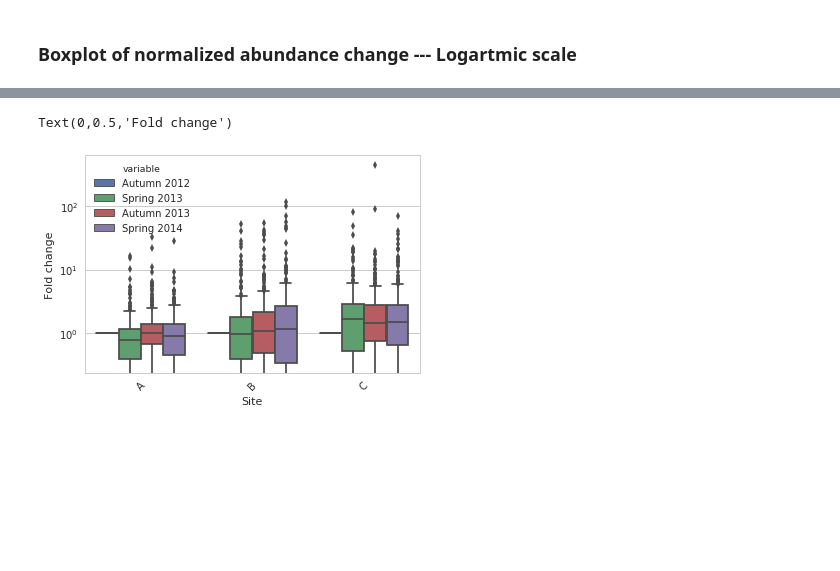
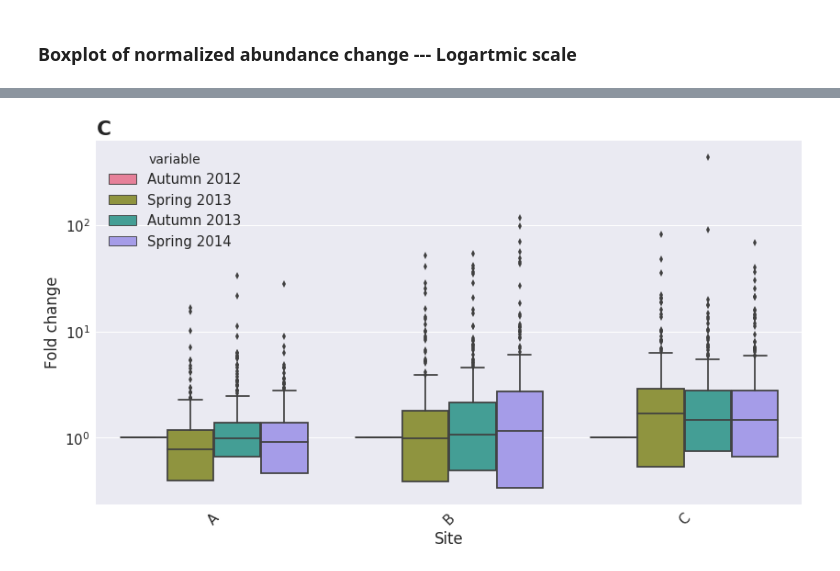
Before and after one commit to valdeanda/Time_series_mats, a Jupyter notebook: scripts/Bar_plots_composition.ipynb, the cells around one changed output, grey strips where cells are left out. Cells and saved outputs as stored; diff of their text form; code cells hidden in the pictures; blank space fills up the shorter version.

```diff
--- a/scripts/Bar_plots_composition.ipynb
+++ b/scripts/Bar_plots_composition.ipynb
@@ -321,10 +330,12 @@ mmask = np.isnan(mconcat['value']) | np.isinf(mconcat['value'])
 ### Boxplot of normalized abundance change --- Total y scale
 # %%
 import seaborn as sns
+sns.set_style("darkgrid")
 sns.set(style="ticks")
 sns.boxplot(x="variable", y="value", hue="site", data=mconcat[~mmask])
 sns.despine(offset=10, trim=True)
 plt.xticks(rotation=45)
+#not observable differences
 # %% [output]
 (array([0, 1, 2, 3]), <a list of 4 Text xticklabel objects>)
 [figure]
@@ -347,10 +361,13 @@ Text(0,0.5,'Fold change')
 # %%
+fig = plt.figure(figsize=(12, 7))
+sns.set(font_scale=1.8)
+sns.set(font_scale=1.5)
 sns.set(style='whitegrid')
-
-sns.boxplot(x="variable", y="value", hue="site", data=mconcat[~mmask])
+ax=sns.boxplot(x="variable", y="value", hue="site", data=mconcat[~mmask],palette=sns.husl_palette(3, h=2) )
 #sns.despine(offset=10, trim=True)
 plt.xticks(rotation=45)
 plt.yscale('log')
 plt.xlabel('')
 plt.ylabel('Fold change')
+plt.tight_layout()
 # %% [output]
@@ -359,12 +377,14 @@ Text(0,0.5,'Fold change')
 # %%
-sns.set(style='whitegrid')
-
-sns.boxplot(x="site", y="value", hue="variable", data=mconcat[~mmask])
+fig = plt.figure(figsize=(12, 7))
+sns.set(font_scale=1.5)
+sns.boxplot(x="site", y="value", hue="variable", data=mconcat[~mmask],palette=sns.husl_palette(4, h=2))
 #sns.despine(offset=10, trim=True)
 plt.xticks(rotation=45)
 plt.yscale('log')
 plt.xlabel('Site')
 plt.ylabel('Fold change')
+plt.title("C", loc='left', weight='bold', size='large')
+plt.tight_layout()
+plt.savefig("../figures/boxplot.foldchange.png", dpi=500)
 # %% [output]
-Text(0,0.5,'Fold change')
-[figure, old version]
+[figure, new version]
```
Also changed, not shown: parts of 6 cells of this notebook.
